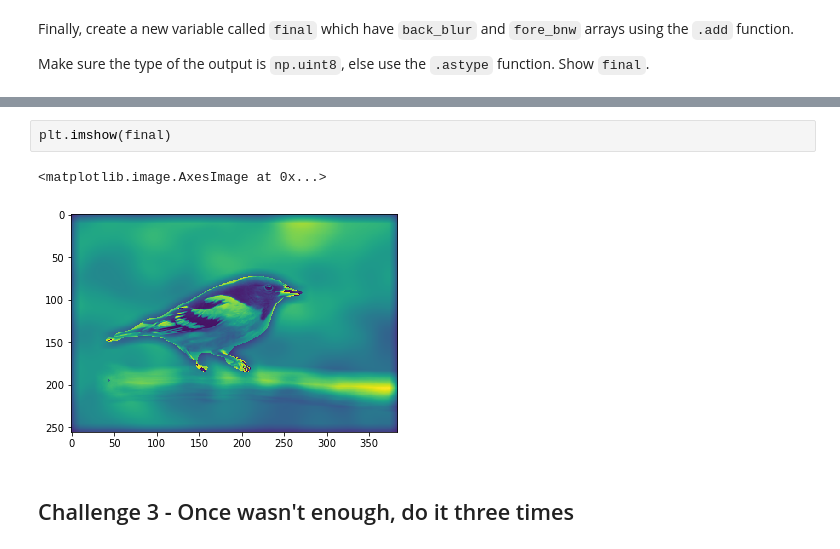
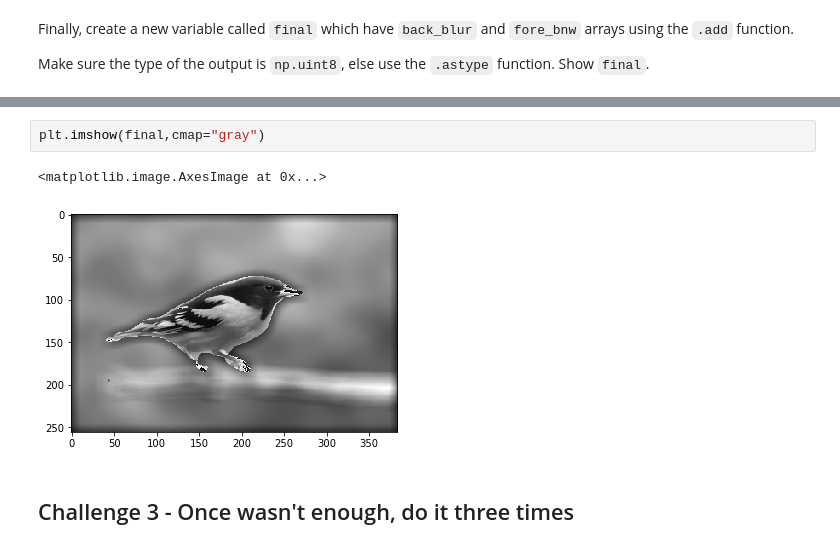
Before and after one commit to blancalluch/ImageSegmentation, a Jupyter notebook: main.ipynb, the cells around one changed output, grey strips where cells are left out. Saved outputs shown, nothing was run; the diff lists cells and outputs as text.

```diff
--- a/main.ipynb
+++ b/main.ipynb
@@ -219,8 +219,8 @@ array([[33, 36, 39, ..., 51, 45, 41],
 # %%
-plt.imshow(final)
+plt.imshow(final,cmap="gray")
 # %% [output]
 <matplotlib.image.AxesImage at 0x...>
-[figure, old version]
+[figure, new version]
 # %% [markdown]
 ## Challenge 3 -  Once wasn't enough, do it three times
 # %% [markdown]
```
Also changed, not shown: parts of 12 cells of this notebook.
